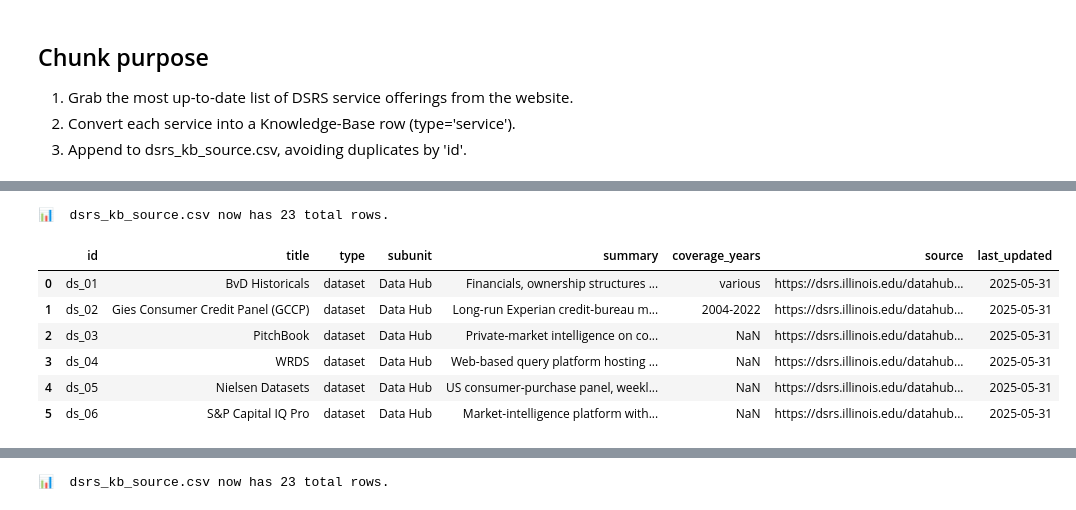
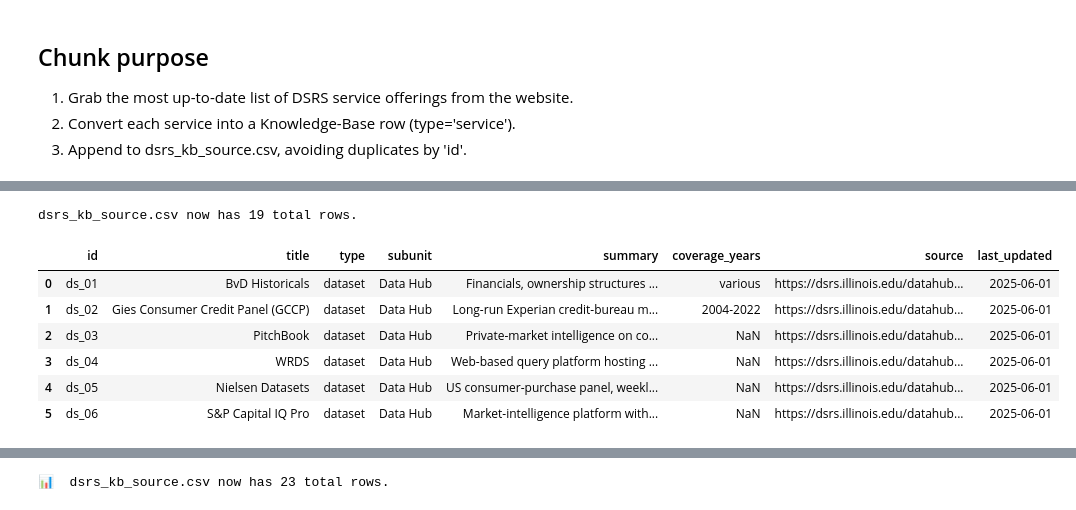
Before and after one commit to sanket1009/dsrs-kb-prototype, a Jupyter notebook: DSRS_KB_Prototype.ipynb, the cells around one changed output, grey strips where cells are left out. Saved outputs shown, nothing was run; the diff lists cells and outputs as text; code cells hidden in the pictures.

```diff
--- a/DSRS_KB_Prototype.ipynb
+++ b/DSRS_KB_Prototype.ipynb
@@ -313,16 +352,11 @@ display(cap_df)
 # %%
-"""
-Chunk: Data Hub datasets  ➜  add six 'dataset' records
-------------------------------------------------------
-Manual seed—because the Data Hub pages are JS-rendered and hard to scrape
-with requests/BeautifulSoup inside Colab.
-"""
+
 
 import pandas as pd
 from datetime import date
 from pathlib import Path
 
-KB_PATH = Path("dsrs_kb_source.csv")          # same master CSV
+KB_PATH = Path("dsrs_kb_source.csv")
 TODAY   = date.today()
 
 ds_rows = [
@@ -371,39 +405,39 @@ ds_rows = [
         "subunit" : "Data Hub",
         "summary" : "US consumer-purchase panel, weekly retail-scanner data and survey add-ons dating back to 2004.",
         "source"  : "https://dsrs.illinois.edu/datahub/category/nielsen-datasets",
         "last_updated": TODAY
     },
     {
         "id"      : "ds_06",
         "title"   : "S&P Capital IQ Pro",
         "type"    : "dataset",
         "subunit" : "Data Hub",
         "summary" : "Market-intelligence platform with data, news and analytics across banking, energy, TMT and more.",
         "source"  : "https://dsrs.illinois.edu/datahub/category/sp-capital-iq-pro",
         "last_updated": TODAY
     },
 ]
 
 ds_df = pd.DataFrame(ds_rows)
 
 # merge idempotently
 if KB_PATH.exists():
     combined = (pd.concat([pd.read_csv(KB_PATH), ds_df])
                 .drop_duplicates(subset="id")
                 .reset_index(drop=True))
 else:
     combined = ds_df
 
 combined.to_csv(KB_PATH, index=False)
-print(f"📊  {KB_PATH.name} now has {len(combined)} total rows.")
+print(f"{KB_PATH.name} now has {len(combined)} total rows.")
 display(ds_df)
 # %% [output]
-📊  dsrs_kb_source.csv now has 23 total rows.
+dsrs_kb_source.csv now has 19 total rows.
 |  | id | title | type | subunit | summary | coverage_years | source | last_updated |
-| 0 | ds_01 | BvD Historicals | dataset | Data Hub | Financials, ownership structures ... | various | https://dsrs.illinois.edu/datahub... | 2025-05-31 |
-| 1 | ds_02 | Gies Consumer Credit Panel (GCCP) | dataset | Data Hub | Long-run Experian credit-bureau m... | 2004-2022 | https://dsrs.illinois.edu/datahub... | 2025-05-31 |
-| 2 | ds_03 | PitchBook | dataset | Data Hub | Private-market intelligence on co... | NaN | https://dsrs.illinois.edu/datahub... | 2025-05-31 |
-| 3 | ds_04 | WRDS | dataset | Data Hub | Web-based query platform hosting ... | NaN | https://dsrs.illinois.edu/datahub... | 2025-05-31 |
-| 4 | ds_05 | Nielsen Datasets | dataset | Data Hub | US consumer-purchase panel, weekl... | NaN | https://dsrs.illinois.edu/datahub... | 2025-05-31 |
-| 5 | ds_06 | S&P Capital IQ Pro | dataset | Data Hub | Market-intelligence platform with... | NaN | https://dsrs.illinois.edu/datahub... | 2025-05-31 |
+| 0 | ds_01 | BvD Historicals | dataset | Data Hub | Financials, ownership structures ... | various | https://dsrs.illinois.edu/datahub... | 2025-06-01 |
+| 1 | ds_02 | Gies Consumer Credit Panel (GCCP) | dataset | Data Hub | Long-run Experian credit-bureau m... | 2004-2022 | https://dsrs.illinois.edu/datahub... | 2025-06-01 |
+| 2 | ds_03 | PitchBook | dataset | Data Hub | Private-market intelligence on co... | NaN | https://dsrs.illinois.edu/datahub... | 2025-06-01 |
+| 3 | ds_04 | WRDS | dataset | Data Hub | Web-based query platform hosting ... | NaN | https://dsrs.illinois.edu/datahub... | 2025-06-01 |
+| 4 | ds_05 | Nielsen Datasets | dataset | Data Hub | US consumer-purchase panel, weekl... | NaN | https://dsrs.illinois.edu/datahub... | 2025-06-01 |
+| 5 | ds_06 | S&P Capital IQ Pro | dataset | Data Hub | Market-intelligence platform with... | NaN | https://dsrs.illinois.edu/datahub... | 2025-06-01 |
 # %%
```
Also changed, not shown: parts of 21 cells of this notebook.
